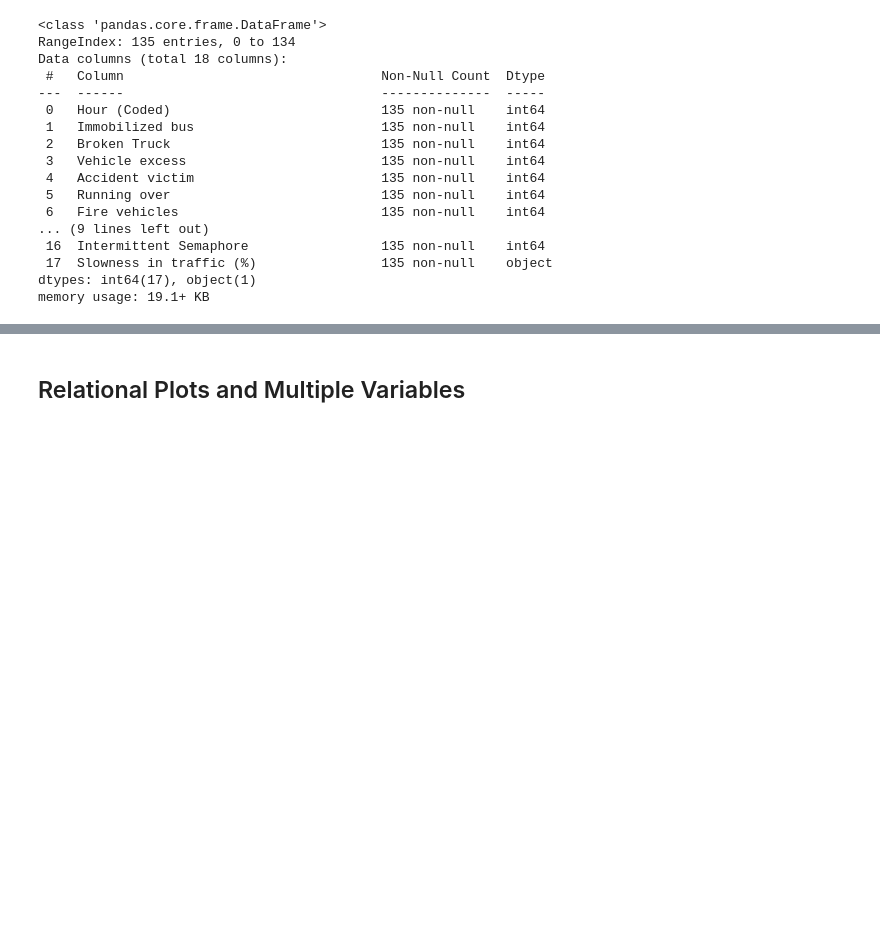
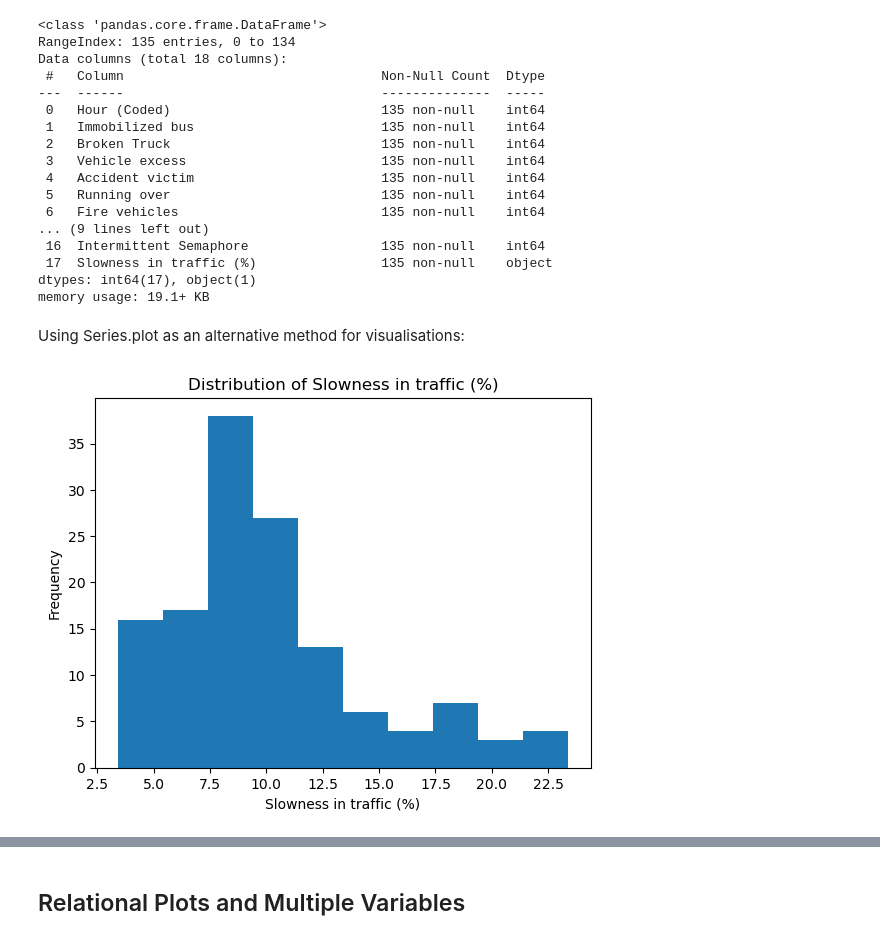
Before and after one commit to oxbbar/course-data-scientist, a Jupyter notebook: part_2/p2-2-introduction-to-data-visualization-in-python.ipynb, the cells around one changed output, grey strips where cells are left out. Cells and saved outputs as stored; diff of their text form; code cells hidden in the pictures; blank space fills up the shorter version.

```diff
--- a/part_2/p2-2-introduction-to-data-visualization-in-python.ipynb
+++ b/part_2/p2-2-introduction-to-data-visualization-in-python.ipynb
@@ -330,3 +330,16 @@ Data columns (total 18 columns):
  17  Slowness in traffic (%)                135 non-null    object
 dtypes: int64(17), object(1)
 memory usage: 19.1+ KB
+# %% [markdown]
+Using Series.plot as an alternative method for visualisations:
+# %%
+traffic = pd.read_csv('traffic_sao_paulo.csv', sep=';')
+traffic['Slowness in traffic (%)'] = traffic['Slowness in traffic (%)'].str.replace(',', '.')
+traffic['Slowness in traffic (%)'] = traffic['Slowness in traffic (%)'].astype(float)
+
+traffic["Slowness in traffic (%)"].plot.hist()
+plt.xlabel("Slowness in traffic (%)")
+plt.title("Distribution of Slowness in traffic (%)")
+plt.show()
+# %% [output]
+[figure, added]
```
Also changed, not shown: parts of 59 cells of this notebook.
